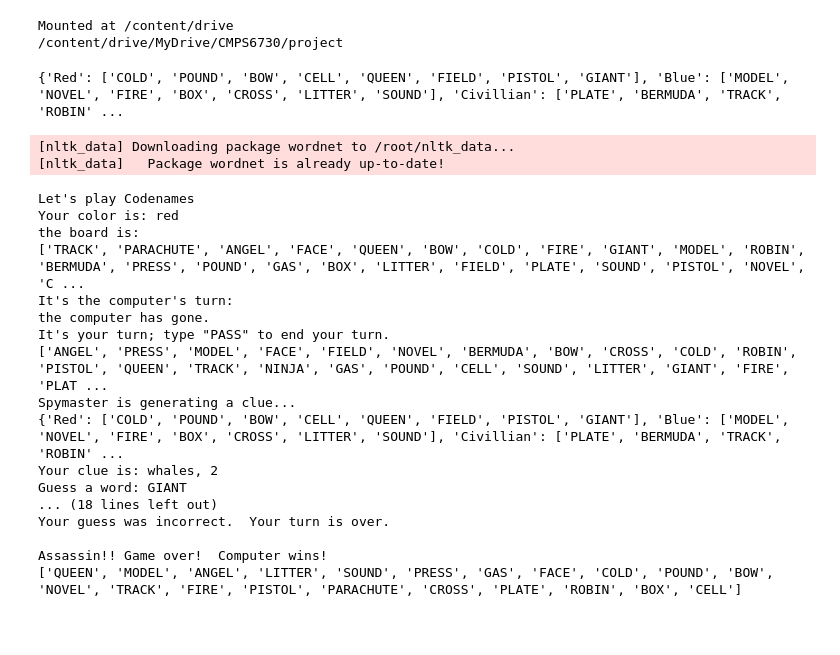
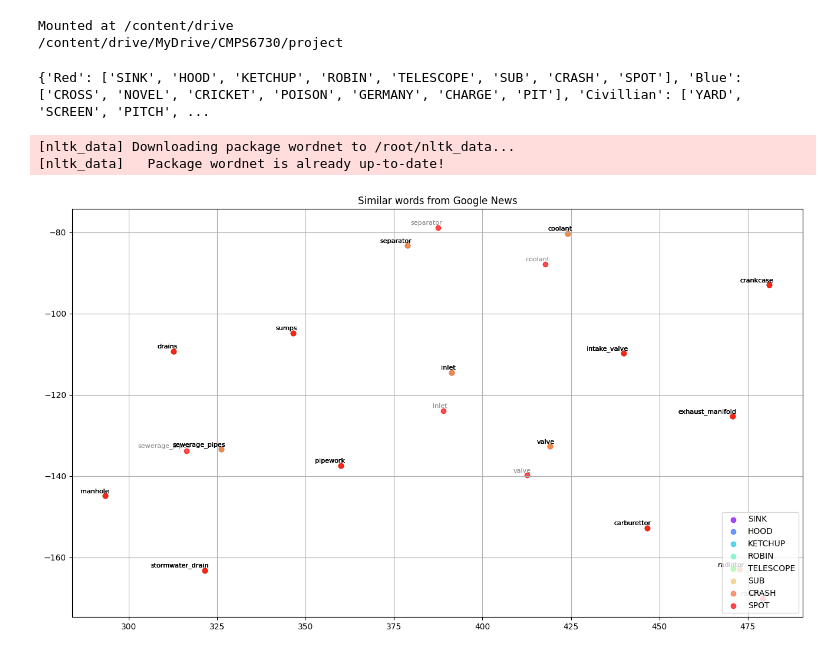
Before and after one commit to tulane-cmps6730/project-codenames, a Jupyter notebook: nlp/NLP_project.ipynb, the cells around one changed output. Saved outputs shown, nothing was run; the diff lists cells and outputs as text; code cells hidden in the pictures; blank space fills up the shorter version.

```diff
--- a/nlp/NLP_project.ipynb
+++ b/nlp/NLP_project.ipynb
@@ -241,27 +282,14 @@ class Game:
             self.board["Assasin"] = [i if i != word else 'ASSASSIN' for i in self.board["Assasin"]]
             self.assassin.remove(word)
         return
+    def create_plot(self):
+      self.spymaster.generate_clue(self.board)
+      self.spymaster.tsne_plot_similar_words('Similar words from Google News', self.red,  0.7)
 # %%
 game = Game("game_wordpool.txt")
-game.execute()
+game.create_plot()
 # %% [output]
-{'Red': ['COLD', 'POUND', 'BOW', 'CELL', 'QUEEN', 'FIELD', 'PISTOL', 'GIANT'], 'Blue': ['MODEL', 'NOVEL', 'FIRE', 'BOX', 'CROSS', 'LITTER', 'SOUND'], 'Civillian': ['PLATE', 'BERMUDA', 'TRACK', 'ROBIN' ...
+{'Red': ['SINK', 'HOOD', 'KETCHUP', 'ROBIN', 'TELESCOPE', 'SUB', 'CRASH', 'SPOT'], 'Blue': ['CROSS', 'NOVEL', 'CRICKET', 'POISON', 'GERMANY', 'CHARGE', 'PIT'], 'Civillian': ['YARD', 'SCREEN', 'PITCH', ...
 [nltk_data] Downloading package wordnet to /root/nltk_data...
 [nltk_data]   Package wordnet is already up-to-date!
-Let's play Codenames
-Your color is: red
-the board is:
-['TRACK', 'PARACHUTE', 'ANGEL', 'FACE', 'QUEEN', 'BOW', 'COLD', 'FIRE', 'GIANT', 'MODEL', 'ROBIN', 'BERMUDA', 'PRESS', 'POUND', 'GAS', 'BOX', 'LITTER', 'FIELD', 'PLATE', 'SOUND', 'PISTOL', 'NOVEL', 'C ...
-It's the computer's turn:
-the computer has gone.
-It's your turn; type "PASS" to end your turn.
-['ANGEL', 'PRESS', 'MODEL', 'FACE', 'FIELD', 'NOVEL', 'BERMUDA', 'BOW', 'CROSS', 'COLD', 'ROBIN', 'PISTOL', 'QUEEN', 'TRACK', 'NINJA', 'GAS', 'POUND', 'CELL', 'SOUND', 'LITTER', 'GIANT', 'FIRE', 'PLAT ...
-Spymaster is generating a clue...
-{'Red': ['COLD', 'POUND', 'BOW', 'CELL', 'QUEEN', 'FIELD', 'PISTOL', 'GIANT'], 'Blue': ['MODEL', 'NOVEL', 'FIRE', 'BOX', 'CROSS', 'LITTER', 'SOUND'], 'Civillian': ['PLATE', 'BERMUDA', 'TRACK', 'ROBIN' ...
-Your clue is: whales, 2
-Guess a word: GIANT
-... (18 lines left out)
-Your guess was incorrect.  Your turn is over.
-
-Assassin!! Game over!  Computer wins!
-['QUEEN', 'MODEL', 'ANGEL', 'LITTER', 'SOUND', 'PRESS', 'GAS', 'FACE', 'COLD', 'POUND', 'BOW', 'NOVEL', 'TRACK', 'FIRE', 'PISTOL', 'PARACHUTE', 'CROSS', 'PLATE', 'ROBIN', 'BOX', 'CELL']
+[figure, added]
```
Also changed, not shown: parts of 2 cells of this notebook.
